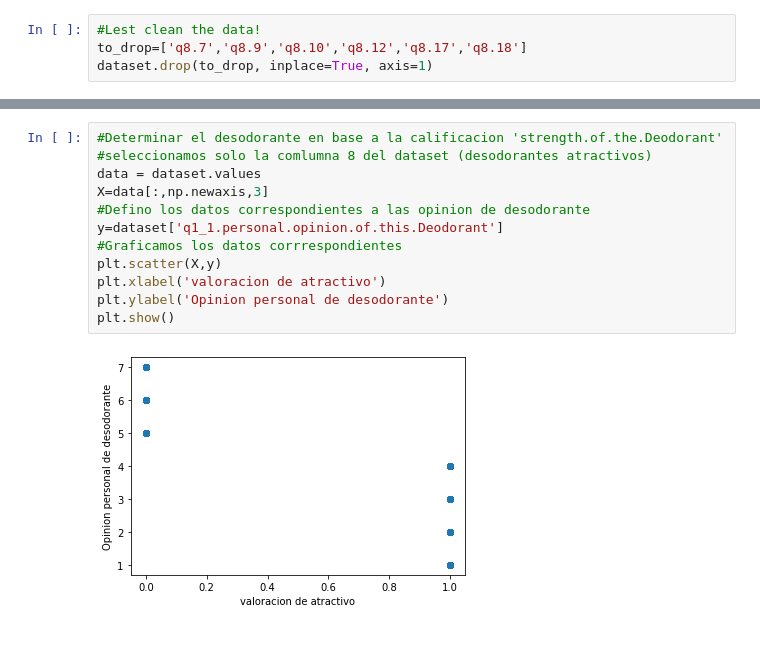
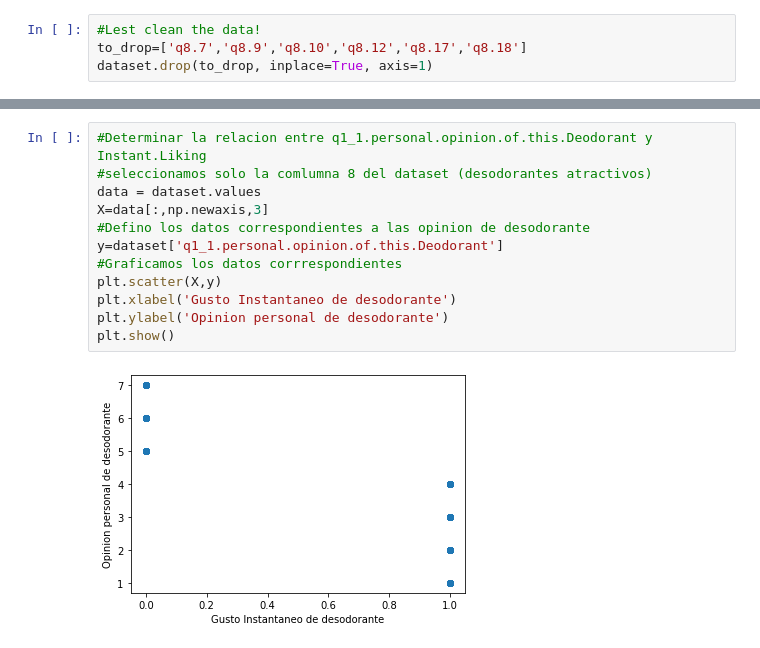
Before and after one commit to migueldemollet/ApCLaboratorio, a Jupyter notebook: src/ApcLaboratorio.ipynb, the cells around one changed output, grey strips where cells are left out. Saved outputs shown, nothing was run; the diff lists cells and outputs as text.

```diff
--- a/src/ApcLaboratorio.ipynb
+++ b/src/ApcLaboratorio.ipynb
@@ -116,16 +117,16 @@ TypeError: _mean() got an unexpected keyword argument 'asix'
 # %%
-#Determinar el desodorante en base a la calificacion 'strength.of.the.Deodorant'
+#Determinar la relacion entre q1_1.personal.opinion.of.this.Deodorant y Instant.Liking
 #seleccionamos solo la comlumna 8 del dataset (desodorantes atractivos)
 data = dataset.values
 X=data[:,np.newaxis,3]
 #Defino los datos correspondientes a las opinion de desodorante
 y=dataset['q1_1.personal.opinion.of.this.Deodorant']
 #Graficamos los datos corrrespondientes
 plt.scatter(X,y)
-plt.xlabel('valoracion de atractivo')
+plt.xlabel('Gusto Instantaneo de desodorante')
 plt.ylabel('Opinion personal de desodorante')
 plt.show()
 # %% [output]
-[figure, old version]
+[figure, new version]
 # %%
 ################ IMPLEMENTACION DE REGRESION LINEAL SIMPLE ###################
```
Also changed, not shown: parts of 6 cells of this notebook, 2 other files.
